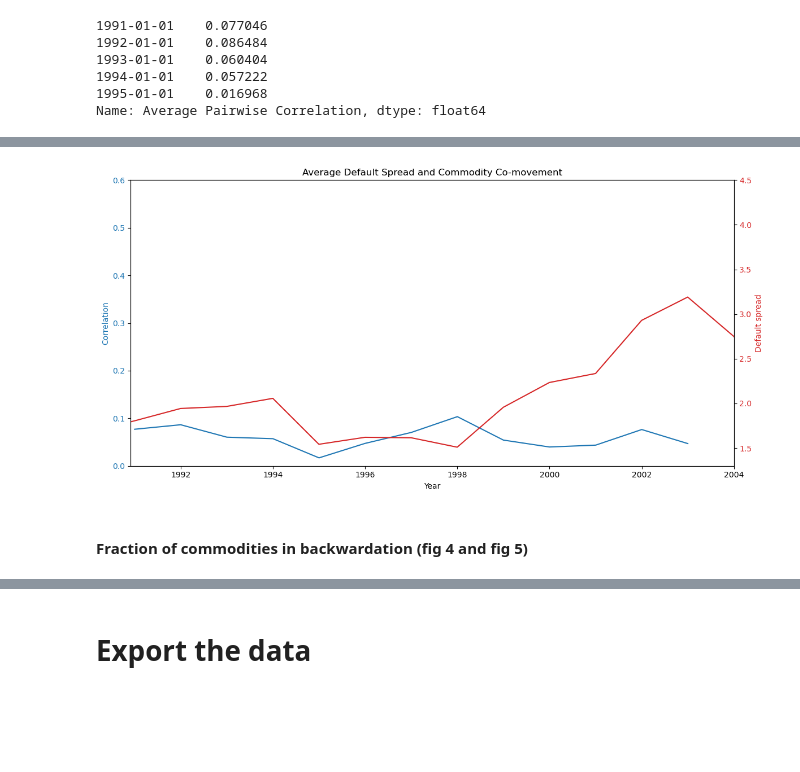
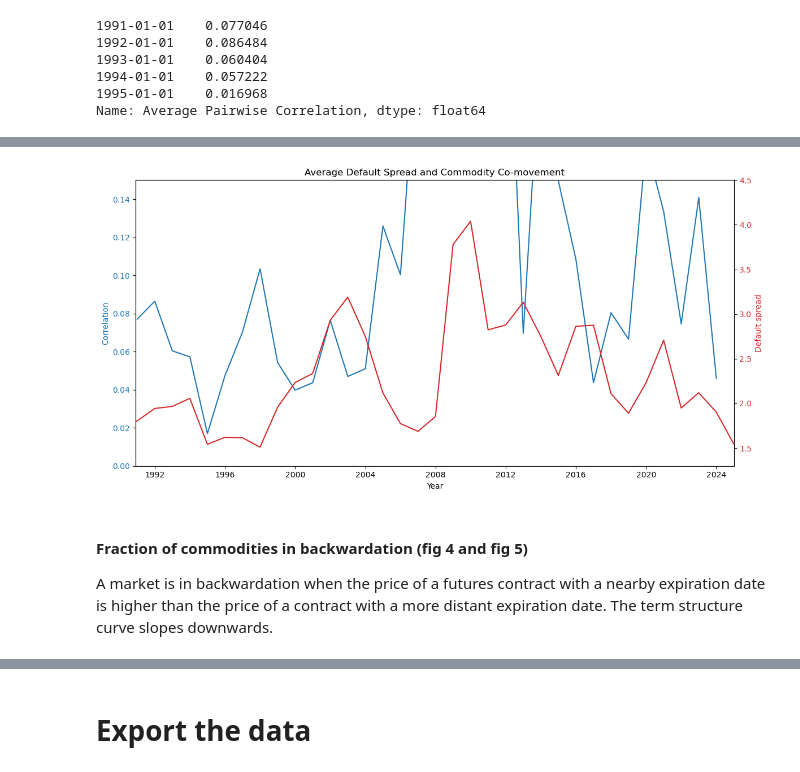
Before and after one commit to supa-sava/Commodity-Financilization, a Jupyter notebook: Commodities/data_cleaning.ipynb, the cells around one changed output, grey strips where cells are left out. Drawn from its saved outputs; the diff is of its cells as text; code cells hidden in the pictures; blank space fills up the shorter version.

Commit message:
feat: minor changes - added erb and harvey plots

```diff
--- a/Commodities/data_cleaning.ipynb
+++ b/Commodities/data_cleaning.ipynb
@@ -194,6 +194,19 @@ for commodity in front_month_df.columns.levels[0]:
 second_monthly_closes_df = pd.DataFrame()
 for commodity in second_month_df.columns.levels[0]:
     second_monthly_closes_df[commodity] = return_monthly_closes(commodity, second_month_df)
+
+
+def return_closes(commodity, df):
+    closes = df[commodity]['Close'].copy()
+    return closes
+
+front_closes_df = pd.DataFrame()
+for commodity in front_month_df.columns.levels[0]:
+    front_closes_df[commodity] = return_closes(commodity, front_month_df)
+
+second_closes_df = pd.DataFrame()
+for commodity in second_month_df.columns.levels[0]:
+    second_closes_df[commodity] = return_closes(commodity, second_month_df)
 # %%
 # for each commodity in both dataframes find the first and last non-nan year and month and print in one line, sorted by start date
 
@@ -252,7 +265,7 @@ ph-gasoline-2: start=2005-10, end=2025-05
 First we select our test period. Let's do it for 2004-2014
 # %%
 start_date = pd.to_datetime("1991-01-01") - pd.DateOffset(months=1)
-end_date = pd.to_datetime("2004-01-01")
+end_date = pd.to_datetime("2025-01-01")
 # %% [markdown]
 ### Load & process T-bill Data (monthly returns)
 TODO: EXPLAIN WHY USING 3-month and how we're compensating for using that
@@ -1191,34 +1193,36 @@ Text(0, 0.5, 'Commodity Comovement')
 fig, ax1 = plt.subplots(figsize=(12, 6))
 
 # start_date = pd.to_datetime("2004-01-01")
 # end_date = pd.to_datetime("2015-04-01")
 
 
 
 
 # Primary y-axis for correlation
 color = 'tab:blue'
 ax1.set_xlabel('Year')
 ax1.set_ylabel('Correlation', color=color)
 ax1.plot(avg_corr_by_year_series.index, avg_corr_by_year_series, color=color, label='Commodity Comovement')
 ax1.tick_params(axis='y', labelcolor=color)
-ax1.set_ylim(0, 0.6)
+ax1.set_ylim(0, 0.15)
 ax1.set_xlim(start_date, end_date)
 
 # Secondary y-axis for default spread
 ax2 = ax1.twinx()
 color = 'tab:red'
 ax2.set_ylabel('Default spread', color=color)
 ax2.plot(yearly_default_spread_series.index, yearly_default_spread_series, color=color, label='Default Spread')
 ax2.tick_params(axis='y', labelcolor=color)
 ax2.set_ylim(1.3, 4.5)
 
 
 # Title and legend
 plt.title('Average Default Spread and Commodity Co-movement')
 fig.tight_layout()
 plt.show()
 # %% [output]
-[figure, old version]
+[figure, new version]
 # %% [markdown]
 #### Fraction of commodities in backwardation (fig 4 and fig 5)
+
+A market is in backwardation when the price of a futures contract with a nearby expiration date is higher than the price of a contract with a more distant expiration date. The term structure curve slopes downwards.
```
Also changed, not shown: parts of 21 cells of this notebook.
